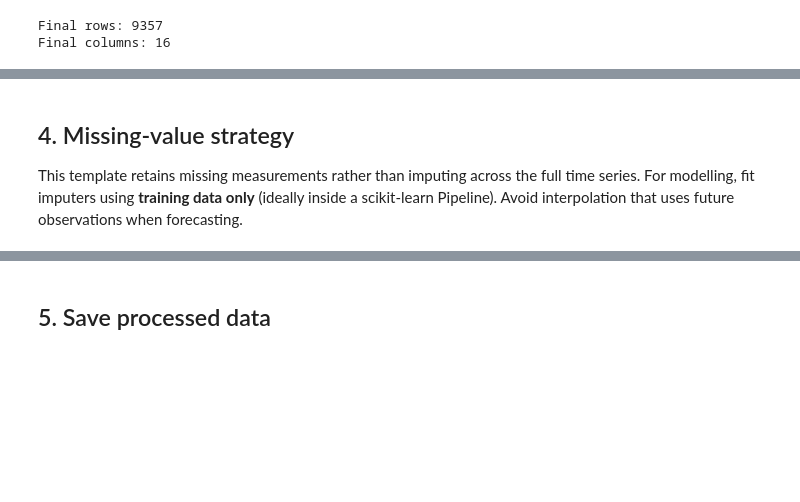
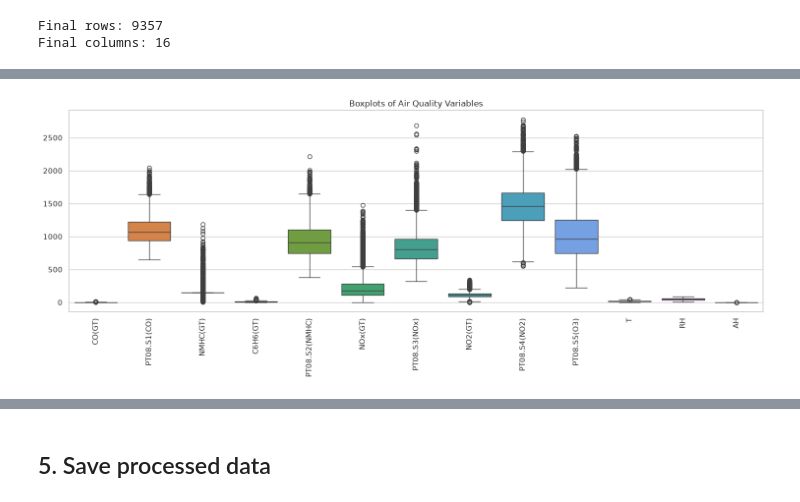
Before and after one commit to ChloeKC/healthyair, a Jupyter notebook: notebooks/data_cleaning.ipynb, the cells around one changed output, grey strips where cells are left out. Cells and saved outputs as stored; diff of their text form; code cells hidden in the pictures; blank space fills up the shorter version.

```diff
--- a/notebooks/data_cleaning.ipynb
+++ b/notebooks/data_cleaning.ipynb
@@ -293,4 +349,26 @@ for col in numeric_cols:
-# %% [markdown]
-## 4. Missing-value strategy
-
-This template retains missing measurements rather than imputing across the full time series. For modelling, fit imputers using **training data only** (ideally inside a scikit-learn Pipeline). Avoid interpolation that uses future observations when forecasting.
+# %%
+numeric_cols = (
+    df_clean.select_dtypes(
+        include="number"
+    ).columns
+)
+
+plt.figure(figsize=(15, 6))
+
+sns.boxplot(
+    data=df_clean[numeric_cols]
+)
+
+plt.xticks(
+    rotation=90
+)
+
+plt.title(
+    "Boxplots of Air Quality Variables"
+)
+
+plt.tight_layout()
+
+plt.show()
+# %% [output]
+[figure, added]
```
Also changed, not shown: parts of 27 cells of this notebook, 15 other files.
